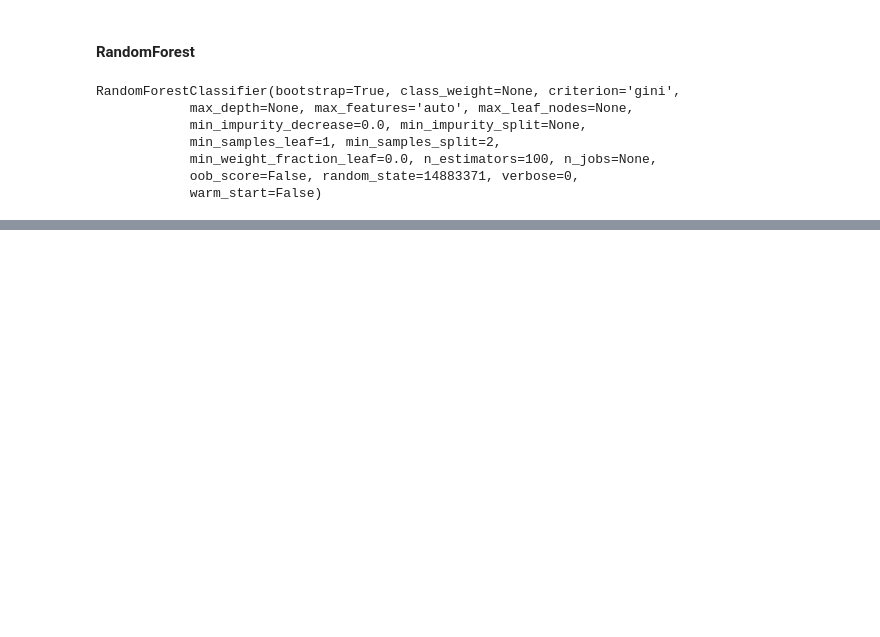
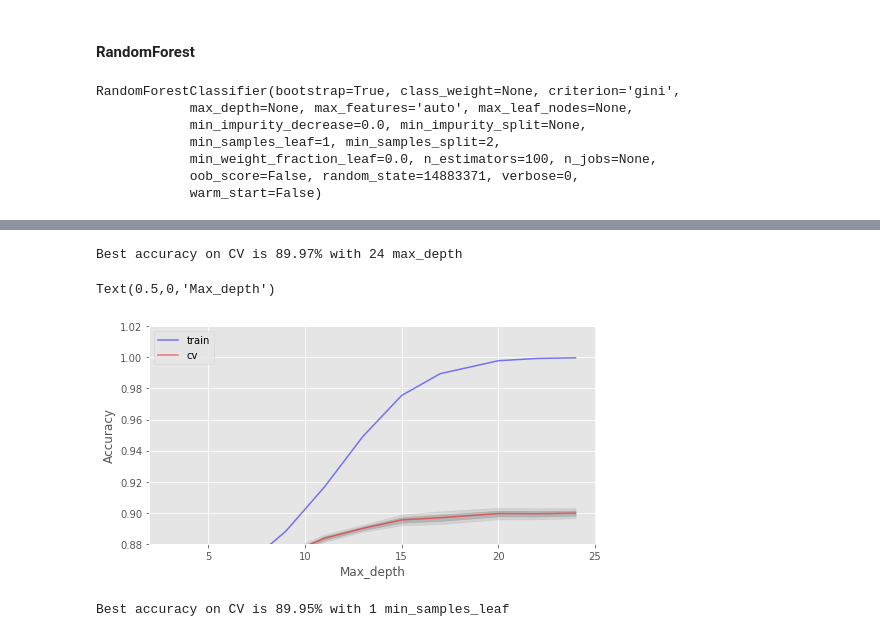
Before and after one commit to tsvvas/HIV_evolution, a Jupyter notebook: Scripts/Analys and prepare data.ipynb, the cells around one changed output, grey strips where cells are left out. Saved outputs shown, nothing was run; the diff lists cells and outputs as text; code cells hidden in the pictures; blank space fills up the shorter version.

```diff
--- a/Scripts/Analys and prepare data.ipynb
+++ b/Scripts/Analys and prepare data.ipynb
@@ -103,3 +96,0 @@ data_train, data_test = train_test_split(data_tmp, test_size=0.2)
-# %%
-x, y = data_train_x[1:], data_train[0]
-x_test, y_test = data_test[1:], data_test[0]
@@ -105,0 +221,66 @@ x_test, y_test = data_test[1:], data_test[0]
+# %%
+train_acc = []
+test_acc = []
+temp_train_acc = []
+temp_test_acc = []
+max_depth_grid = [3, 5, 7, 9, 11, 13, 15, 17, 20, 22, 24]
+
+# Обучаем на тренировочном датасете
+for max_depth in max_depth_grid:
+    rfc = RandomForestClassifier(n_estimators=60, random_state=42, n_jobs=-1, oob_score=True, max_depth=max_depth)
+    temp_train_acc = []
+    temp_test_acc = []
+    for train_index, test_index in skf.split(X, y):
+        X_train, X_test = X.iloc[train_index], X.iloc[test_index]
+        y_train, y_test = y[train_index], y[test_index]
+        rfc.fit(X_train, y_train)
+        temp_train_acc.append(rfc.score(X_train, y_train))
+        temp_test_acc.append(rfc.score(X_test, y_test))
+    train_acc.append(temp_train_acc)
+    test_acc.append(temp_test_acc)
+
+train_acc, test_acc = np.asarray(train_acc), np.asarray(test_acc)
+print("Best accuracy on CV is {:.2f}% with {} max_depth".format(max(test_acc.mean(axis=1))*100,
+                                                        max_depth_grid[np.argmax(test_acc.mean(axis=1))]))
+# %% [output]
+Best accuracy on CV is 89.97% with 24 max_depth
+# %%
+fig, ax = plt.subplots(figsize=(8, 4))
+ax.plot(max_depth_grid, train_acc.mean(axis=1), alpha=0.5, color='blue', label='train')
+ax.plot(max_depth_grid, test_acc.mean(axis=1), alpha=0.5, color='red', label='cv')
+ax.fill_between(max_depth_grid, test_acc.mean(axis=1) - test_acc.std(axis=1), test_acc.mean(axis=1) + test_acc.std(axis=1), color='#888888', alpha=0.4)
+ax.fill_between(max_depth_grid, test_acc.mean(axis=1) - 2*test_acc.std(axis=1), test_acc.mean(axis=1) + 2*test_acc.std(axis=1), color='#888888', alpha=0.2)
+ax.legend(loc='best')
+ax.set_ylim([0.88,1.02])
+ax.set_ylabel("Accuracy")
+ax.set_xlabel("Max_depth")
+# %% [output]
+Text(0.5,0,'Max_depth')
+[figure, added]
+# %%
+train_acc = []
+test_acc = []
+temp_train_acc = []
+temp_test_acc = []
+min_samples_leaf_grid = [1, 3, 5, 7, 9, 11, 13, 15, 17, 20, 22, 24]
+
+# Обучаем на тренировочном датасете
+for min_samples_leaf in min_samples_leaf_grid:
+    rfc = RandomForestClassifier(n_estimators=60, max_depth=20, random_state=42, n_jobs=-1,
+                                 oob_score=True, min_samples_leaf=min_samples_leaf)
+    temp_train_acc = []
+    temp_test_acc = []
+    for train_index, test_index in skf.split(X, y):
+        X_train, X_test = X.iloc[train_index], X.iloc[test_index]
+        y_train, y_test = y[train_index], y[test_index]
+        rfc.fit(X_train, y_train)
+        temp_train_acc.append(rfc.score(X_train, y_train))
+        temp_test_acc.append(rfc.score(X_test, y_test))
+    train_acc.append(temp_train_acc)
+    test_acc.append(temp_test_acc)
+
+train_acc, test_acc = np.asarray(train_acc), np.asarray(test_acc)
+print("Best accuracy on CV is {:.2f}% with {} min_samples_leaf".format(max(test_acc.mean(axis=1))*100,
+                                                        min_samples_leaf_grid[np.argmax(test_acc.mean(axis=1))]))
+# %% [output]
+Best accuracy on CV is 89.95% with 1 min_samples_leaf
```
Also changed, not shown: parts of 39 cells of this notebook, 8 other files.
